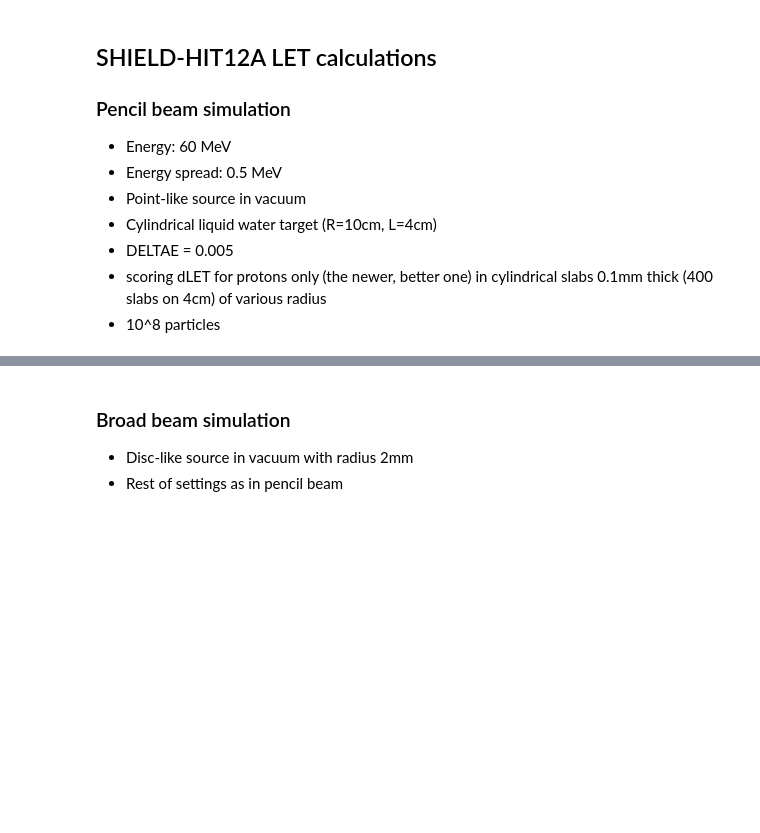
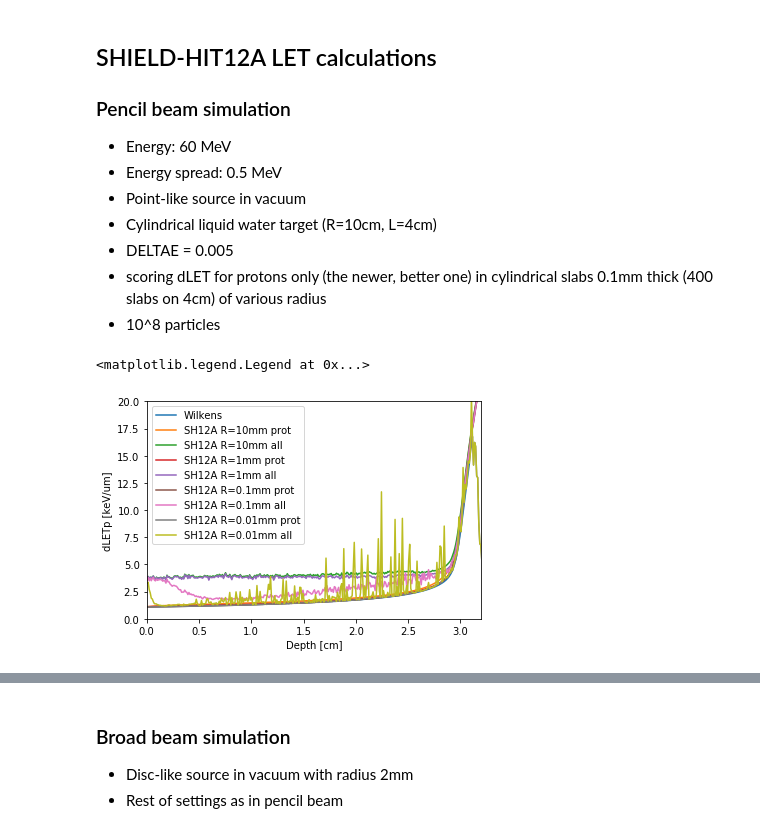
Before and after one commit to DataMedSci/PTAM, a Jupyter notebook: sh12a/comparison.ipynb, the cells around one changed output, grey strips where cells are left out. Cells and saved outputs as stored; diff of their text form; code cells hidden in the pictures; blank space fills up the shorter version.

```diff
--- a/sh12a/comparison.ipynb
+++ b/sh12a/comparison.ipynb
@@ -32,0 +39,18 @@ let_keV_um = WilkensLET.let_d_keV_um(E_MeV, sigma_E_MeV, l1[:,0])
+# %%
+plt.plot(l1[:,0], dlet_keV_um, label="Wilkens")
+plt.plot(l1[:,0],l1[:,1], label="SH12A R=10mm prot")
+plt.plot(al1[:,0],al1[:,1], label="SH12A R=10mm all")
+plt.plot(l2[:,0],l2[:,1], label="SH12A R=1mm prot")
+plt.plot(al2[:,0],al2[:,1], label="SH12A R=1mm all")
+plt.plot(l3[:,0],l3[:,1], label="SH12A R=0.1mm prot")
+plt.plot(al3[:,0],al3[:,1], label="SH12A R=0.1mm all")
+plt.plot(l4[:,0],l4[:,1], label="SH12A R=0.01mm prot")
+plt.plot(al4[:,0],al4[:,1], label="SH12A R=0.01mm all")
+plt.xlabel("Depth [cm]")
+plt.ylabel("dLETp [keV/um]")
+plt.ylim(0,20)
+plt.xlim(0,3.2)
+plt.legend(loc=0)
+# %% [output]
+<matplotlib.legend.Legend at 0x...>
+[figure, added]
```
Also changed, not shown: parts of 16 cells of this notebook, 31 other files.
